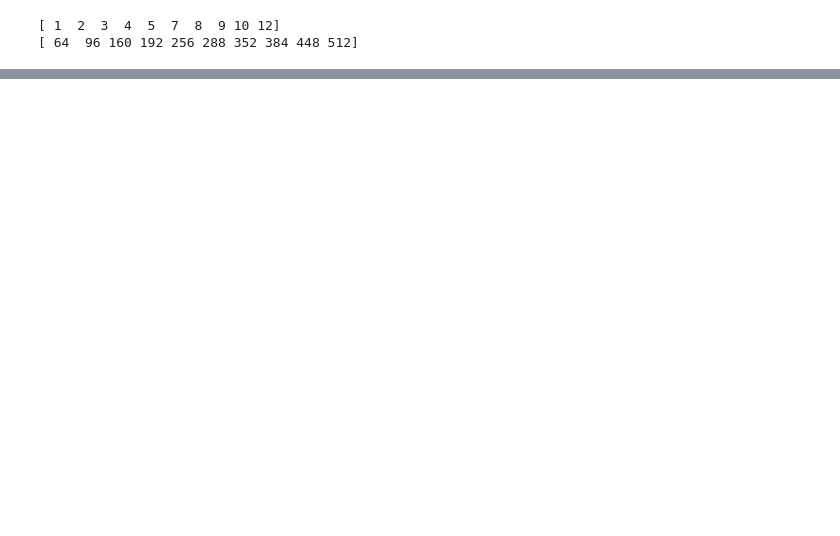
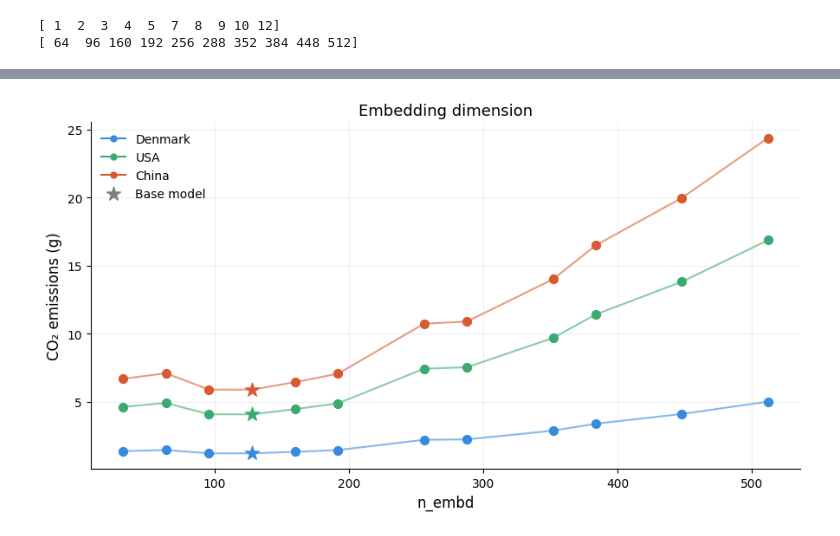
Before and after one commit to SigneDjernis/Task-2-Quantitative, a Jupyter notebook: src/test.ipynb, the cells around one changed output, grey strips where cells are left out. Cells and saved outputs as stored; diff of their text form; code cells hidden in the pictures; blank space fills up the shorter version.

```diff
--- a/src/test.ipynb
+++ b/src/test.ipynb
@@ -63,0 +113,48 @@ plt.show()
+# %%
+import pandas as pd
+import matplotlib.pyplot as plt
+
+df = pd.read_csv('../results_train_emb.csv')
+df = df.sort_values(by='N_EMBD')
+layers = df['N_EMBD'].tolist()
+kwh    = df['emission'].tolist()
+
+BASE = 128
+
+GRIDS = {
+    'Denmark': (114, '#378ADD'),
+    'USA':     (384, '#3BAA6E'),
+    'China':   (555, '#D85A30'),
+}
+
+fig, ax = plt.subplots(figsize=(9, 5))
+
+for country, (factor, color) in GRIDS.items():
+    co2 = [e * factor for e in kwh]
+
+    ax.plot(layers, co2, color=color, linewidth=1.5, alpha=0.6, zorder=1)
+
+    for l, e in zip(layers, co2):
+        if l == BASE:
+            ax.scatter(l, e, color=color, s=140, zorder=3, marker='*')
+        else:
+            ax.scatter(l, e, color=color, s=50, zorder=2, marker='o')
+
+    # legend entries
+    ax.plot([], [], color=color, linewidth=1.5, marker='o', markersize=5, label=country)
+
+# single star entry in legend for base model
+ax.scatter([], [], color='gray', s=140, marker='*', label=f'Base model')
+
+ax.set_xlabel('n_embd', fontsize=12)
+ax.set_ylabel('CO₂ emissions (g)', fontsize=12)
+ax.set_title('Embedding dimension', fontsize=13)
+ax.legend(frameon=False, fontsize=10)
+ax.grid(True, alpha=0.2)
+ax.spines[['top', 'right']].set_visible(False)
+
+plt.tight_layout()
+plt.savefig('embd.png', dpi=150)
+plt.show()
+# %% [output]
+[figure, added]
```
Also changed, not shown: parts of 5 cells of this notebook, 19 other files.
